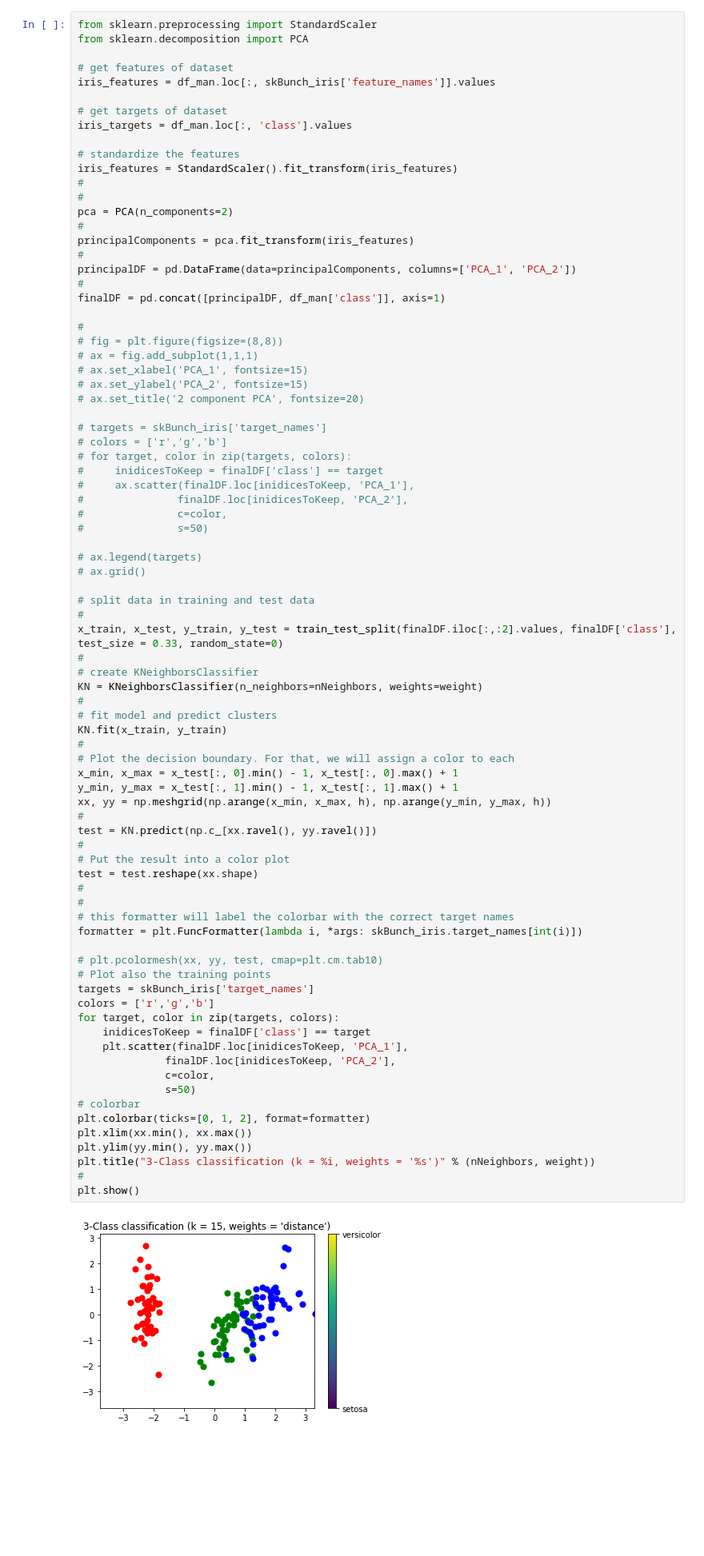
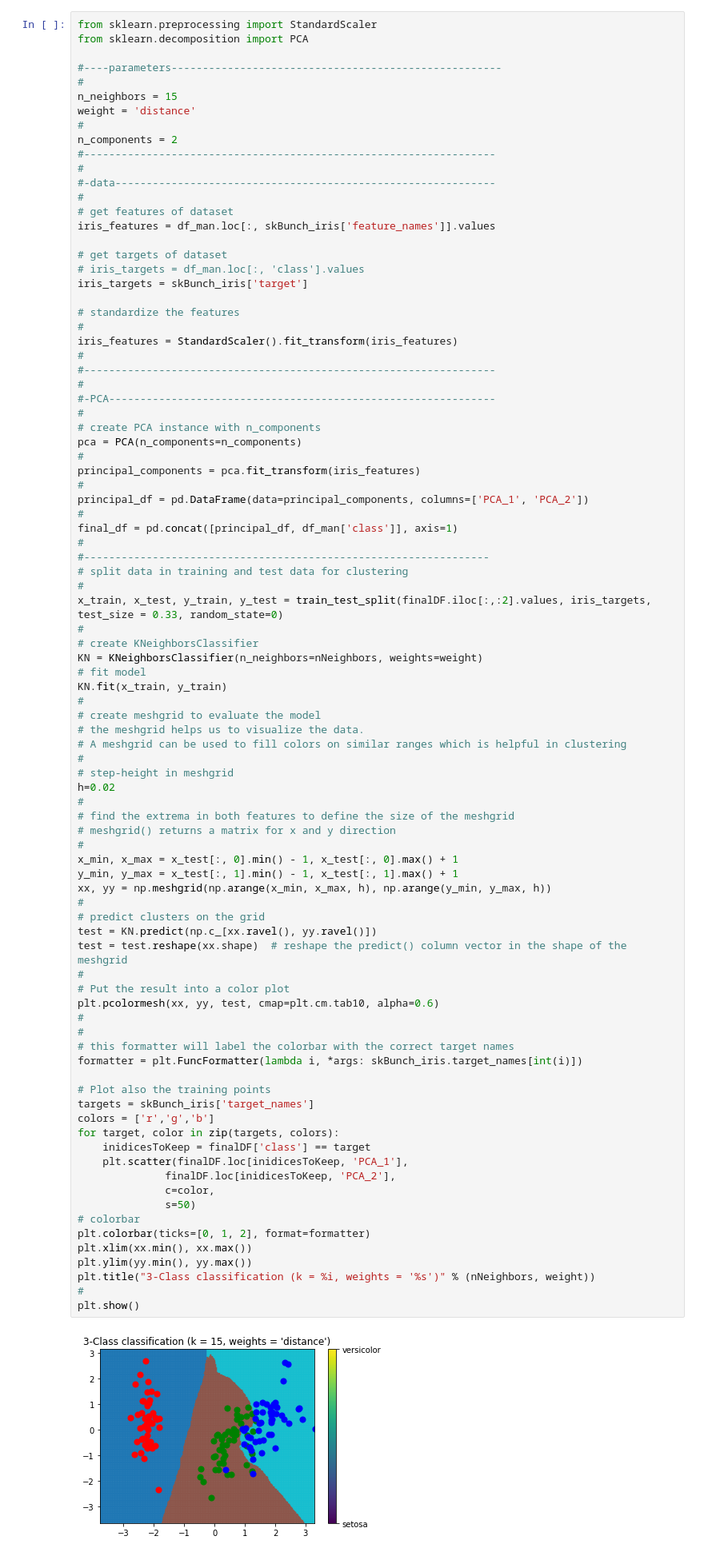
Before and after one commit to iubh/DLMDSML01_DEV, a Jupyter notebook: PCA_en.ipynb, the cells around one changed output. Shown: that part at 80% size. Saved outputs shown, nothing was run; the diff lists cells and outputs as text; blank space fills up the shorter version.

```diff
--- a/PCA_en.ipynb
+++ b/PCA_en.ipynb
@@ -187,83 +193,90 @@ plt.show()
 from sklearn.preprocessing import StandardScaler
 from sklearn.decomposition import PCA
 
+#----parameters-----------------------------------------------------
+#
+n_neighbors = 15
+weight = 'distance'
+#
+n_components = 2
+#------------------------------------------------------------------
+#
+#-data-------------------------------------------------------------
+#
 # get features of dataset
 iris_features = df_man.loc[:, skBunch_iris['feature_names']].values
 
 # get targets of dataset
-iris_targets = df_man.loc[:, 'class'].values
+# iris_targets = df_man.loc[:, 'class'].values
+iris_targets = skBunch_iris['target']
 
 # standardize the features
+#
 iris_features = StandardScaler().fit_transform(iris_features)
 #
+#------------------------------------------------------------------
 #
-pca = PCA(n_components=2)
+#-PCA--------------------------------------------------------------
 #
-principalComponents = pca.fit_transform(iris_features)
+# create PCA instance with n_components
+pca = PCA(n_components=n_components)
 #
-principalDF = pd.DataFrame(data=principalComponents, columns=['PCA_1', 'PCA_2'])
+principal_components = pca.fit_transform(iris_features)
 #
-finalDF = pd.concat([principalDF, df_man['class']], axis=1)
-
+principal_df = pd.DataFrame(data=principal_components, columns=['PCA_1', 'PCA_2'])
 #
-# fig = plt.figure(figsize=(8,8))
-# ax = fig.add_subplot(1,1,1)
-# ax.set_xlabel('PCA_1', fontsize=15)
-# ax.set_ylabel('PCA_2', fontsize=15)
-# ax.set_title('2 component PCA', fontsize=20)
-
-# targets = skBunch_iris['target_names']
-# colors = ['r','g','b']
-# for target, color in zip(targets, colors):
-#     inidicesToKeep = finalDF['class'] == target
-#     ax.scatter(finalDF.loc[inidicesToKeep, 'PCA_1'],
-#               finalDF.loc[inidicesToKeep, 'PCA_2'],
-#               c=color,
-#               s=50)
-
-# ax.legend(targets)
-# ax.grid()
-
-# split data in training and test data
+final_df = pd.concat([principal_df, df_man['class']], axis=1)
 #
-x_train, x_test, y_train, y_test = train_test_split(finalDF.iloc[:,:2].values, finalDF['class'], test_size = 0.33, random_state=0)
+#-----------------------------------------------------------------
+# split data in training and test data for clustering
+#
+x_train, x_test, y_train, y_test = train_test_split(finalDF.iloc[:,:2].values, iris_targets, test_size = 0.33, random_state=0)
 #
 # create KNeighborsClassifier
 KN = KNeighborsClassifier(n_neighbors=nNeighbors, weights=weight)
-#
-# fit model and predict clusters
+# fit model
 KN.fit(x_train, y_train)
 #
-# Plot the decision boundary. For that, we will assign a color to each
+# create meshgrid to evaluate the model
+# the meshgrid helps us to visualize the data.
+# A meshgrid can be used to fill colors on similar ranges which is helpful in clustering
+#
+# step-height in meshgrid
+h=0.02
+#
+# find the extrema in both features to define the size of the meshgrid
+# meshgrid() returns a matrix for x and y direction
+#
 x_min, x_max = x_test[:, 0].min() - 1, x_test[:, 0].max() + 1
 y_min, y_max = x_test[:, 1].min() - 1, x_test[:, 1].max() + 1
 xx, yy = np.meshgrid(np.arange(x_min, x_max, h), np.arange(y_min, y_max, h))
 #
+# predict clusters on the grid
 test = KN.predict(np.c_[xx.ravel(), yy.ravel()])
+test = test.reshape(xx.shape)  # reshape the predict() column vector in the shape of the meshgrid
 #
 # Put the result into a color plot
-test = test.reshape(xx.shape)
+plt.pcolormesh(xx, yy, test, cmap=plt.cm.tab10, alpha=0.6)
 #
 #
 # this formatter will label the colorbar with the correct target names
 formatter = plt.FuncFormatter(lambda i, *args: skBunch_iris.target_names[int(i)])
 
-# plt.pcolormesh(xx, yy, test, cmap=plt.cm.tab10)
 # Plot also the training points
 targets = skBunch_iris['target_names']
 colors = ['r','g','b']
 for target, color in zip(targets, colors):
     inidicesToKeep = finalDF['class'] == target
     plt.scatter(finalDF.loc[inidicesToKeep, 'PCA_1'],
               finalDF.loc[inidicesToKeep, 'PCA_2'],
               c=color,
               s=50)
 # colorbar
 plt.colorbar(ticks=[0, 1, 2], format=formatter)
 plt.xlim(xx.min(), xx.max())
 plt.ylim(yy.min(), yy.max())
 plt.title("3-Class classification (k = %i, weights = '%s')" % (nNeighbors, weight))
 #
 plt.show()
 # %% [output]
-[figure, old version]
+[figure, new version]
```
Also changed, not shown: parts of 14 cells of this notebook.
